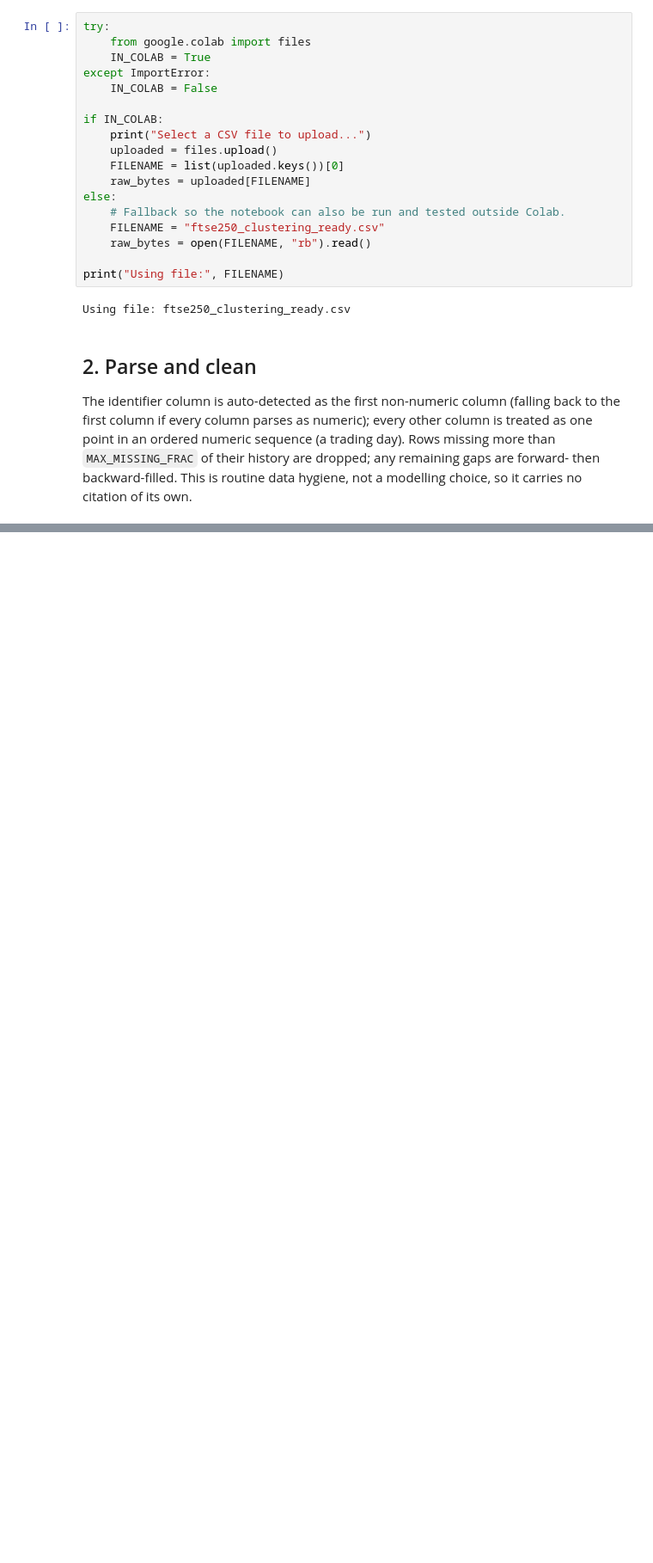
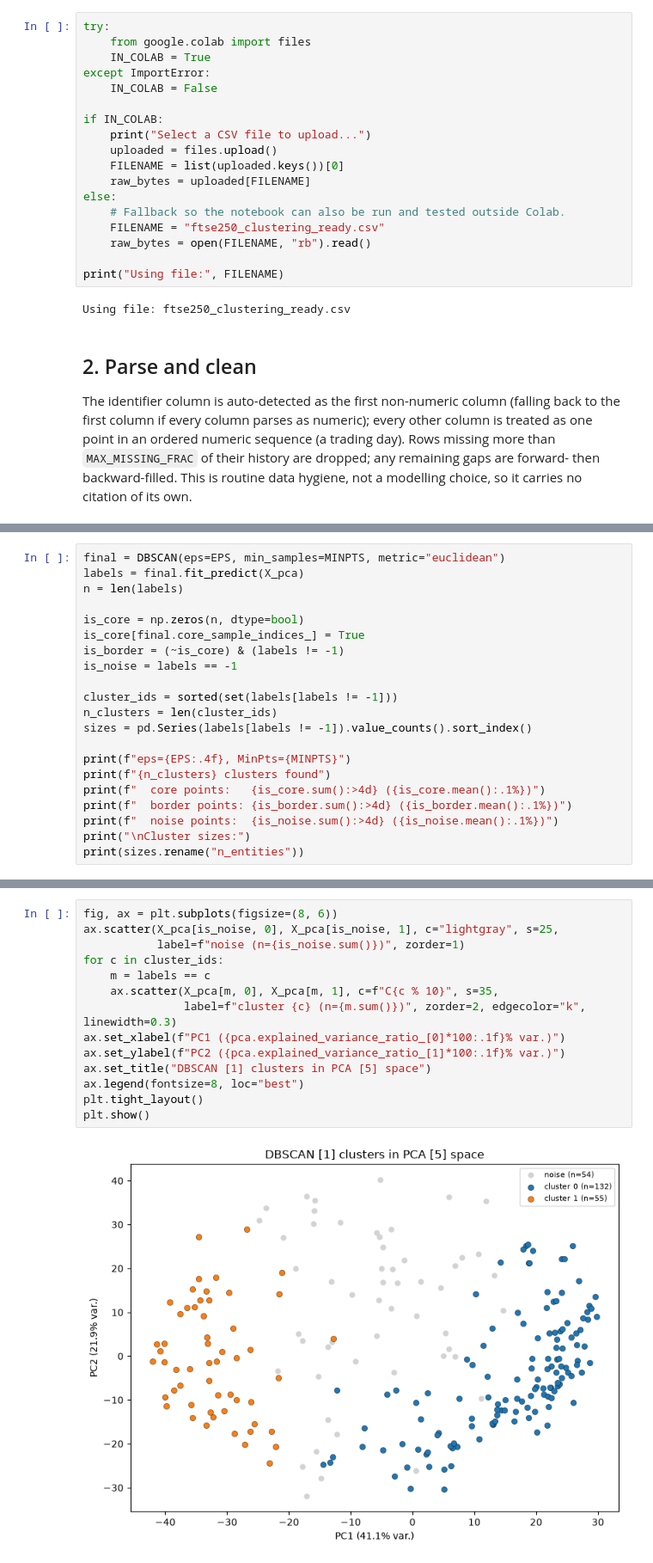
Before and after one commit to divyalakshmiram7-pixel/ERP-Unsupervised-Machine-Learning-for-Discovering-Patterns-in-Stock-Price-Movement., a Jupyter notebook: DBSCAN_colab.ipynb, the cells around one changed output, grey strips where cells are left out. Shown at 86% size. Saved outputs shown, nothing was run; the diff lists cells and outputs as text; blank space fills up the shorter version.

```diff
--- a/DBSCAN_colab.ipynb
+++ b/DBSCAN_colab.ipynb
@@ -648,0 +335,21 @@ plt.show()
+# %%
+final = DBSCAN(eps=EPS, min_samples=MINPTS, metric="euclidean")
+labels = final.fit_predict(X_pca)
+n = len(labels)
+
+is_core = np.zeros(n, dtype=bool)
+is_core[final.core_sample_indices_] = True
+is_border = (~is_core) & (labels != -1)
+is_noise = labels == -1
+
+cluster_ids = sorted(set(labels[labels != -1]))
+n_clusters = len(cluster_ids)
+sizes = pd.Series(labels[labels != -1]).value_counts().sort_index()
+
+print(f"eps={EPS:.4f}, MinPts={MINPTS}")
+print(f"{n_clusters} clusters found")
+print(f"  core points:   {is_core.sum():>4d} ({is_core.mean():.1%})")
+print(f"  border points: {is_border.sum():>4d} ({is_border.mean():.1%})")
+print(f"  noise points:  {is_noise.sum():>4d} ({is_noise.mean():.1%})")
+print("\nCluster sizes:")
+print(sizes.rename("n_entities"))
@@ -648,0 +462,16 @@ plt.show()
+# %%
+fig, ax = plt.subplots(figsize=(8, 6))
+ax.scatter(X_pca[is_noise, 0], X_pca[is_noise, 1], c="lightgray", s=25,
+           label=f"noise (n={is_noise.sum()})", zorder=1)
+for c in cluster_ids:
+    m = labels == c
+    ax.scatter(X_pca[m, 0], X_pca[m, 1], c=f"C{c % 10}", s=35,
+               label=f"cluster {c} (n={m.sum()})", zorder=2, edgecolor="k", linewidth=0.3)
+ax.set_xlabel(f"PC1 ({pca.explained_variance_ratio_[0]*100:.1f}% var.)")
+ax.set_ylabel(f"PC2 ({pca.explained_variance_ratio_[1]*100:.1f}% var.)")
+ax.set_title("DBSCAN [1] clusters in PCA [5] space")
+ax.legend(fontsize=8, loc="best")
+plt.tight_layout()
+plt.show()
+# %% [output]
+[figure, added]
```
Also changed, not shown: parts of 45 cells of this notebook.
